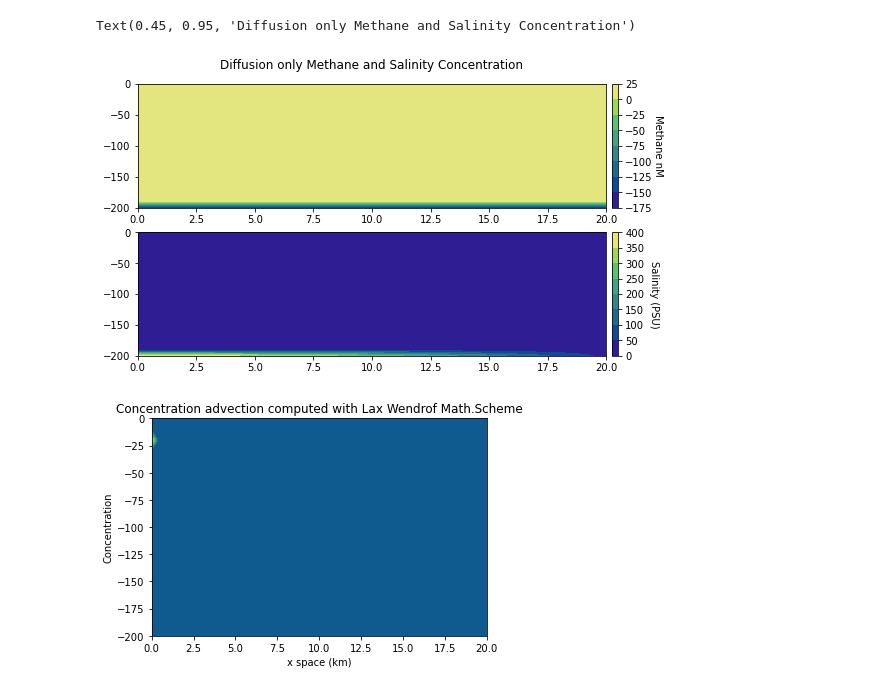
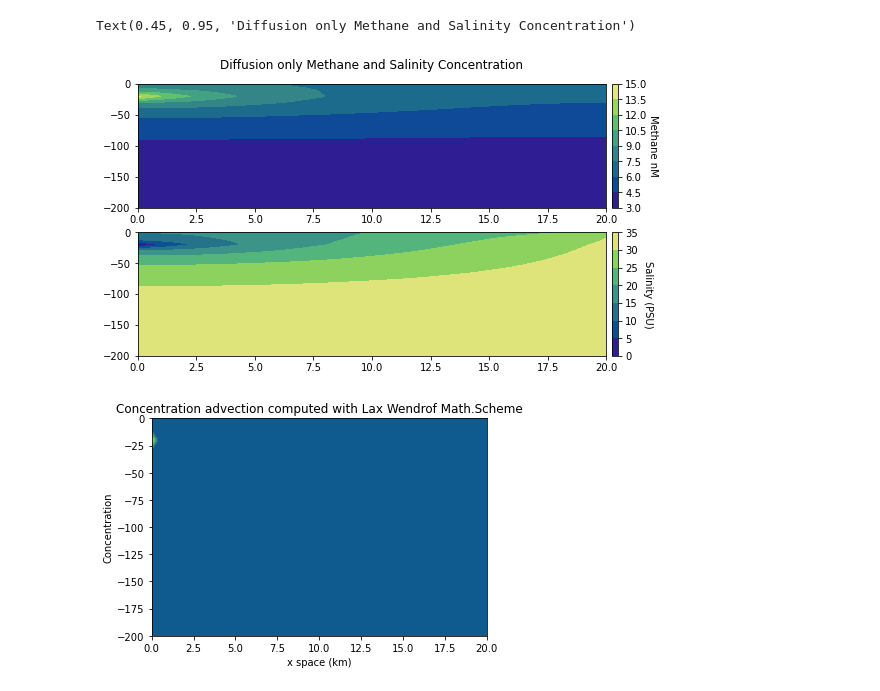
Before and after one commit to krobinson99/EOSC511Project, a Jupyter notebook: DiffusionModel_Jose.ipynb, the cells around one changed output. Saved outputs shown, nothing was run; the diff lists cells and outputs as text; code cells hidden in the pictures.

```diff
--- a/DiffusionModel_Jose.ipynb
+++ b/DiffusionModel_Jose.ipynb
@@ -12,7 +13,7 @@ rc('animation', html='html5')
 # %%
 importlib.reload(glacier_v3)
-ngridx=51
-ngridz=21
+ngridx=50
+ngridz=20
 D=200 # m
 L=2e4 # m
 dt= 2e2 #
@@ -25,26 +26,26 @@ C,S=glacier_v3.glacier(ngridx,ngridz,dt,zz,T,ML,alpha,motion = True)
 # %%
 # Plot Diffusion only:
 cmap=cmocean.cm.haline
 fig, axs=plt.subplots(2,1,figsize=(10,5))
-z = np.linspace(0,D,ngridz)
-x = np.linspace(0,L/1e3,ngridx)
+z = np.linspace(0,D,ngridz+1)
+x = np.linspace(0,L/1e3,ngridx+1)
 X,Z=np.meshgrid(x,z)
 
 c1=axs[0].contourf(X,-Z,C[-1,:,:].T,cmap=cmap)
 cb1=fig.colorbar(c1,ax=axs[0],pad=0.01)
 cb1.ax.get_yaxis().labelpad = 10
 cb1.set_label('Methane nM', rotation=270)
 c2=axs[1].contourf(X,-Z,S[-1,:,:].T,cmap=cmap)
 cb2=fig.colorbar(c2,ax=axs[1],pad=0.01)
 cb2.ax.get_yaxis().labelpad = 15
 cb2.set_label('Salinity (PSU)', rotation=270)
 fig.suptitle('Diffusion only Methane and Salinity Concentration',y=0.95,x=0.45)
 #fig.supxlabel('Distance from glacier (km)',x=0.45)
 #fig.supylabel('Depth (m)',x=0.05)
 #plt.savefig('SteadyDiffusion.pdf')
 # %% [output]
 Text(0.45, 0.95, 'Diffusion only Methane and Salinity Concentration')
-[figure, old version]
+[figure, new version]
 # %%
 #C,S=glacier_v3.glacier(ngridx,ngridz,dt,zz,T,ML,alpha,motion = True)
 fig = plt.figure()
```
Also changed, not shown: parts of 2 cells of this notebook, 1 other file.
